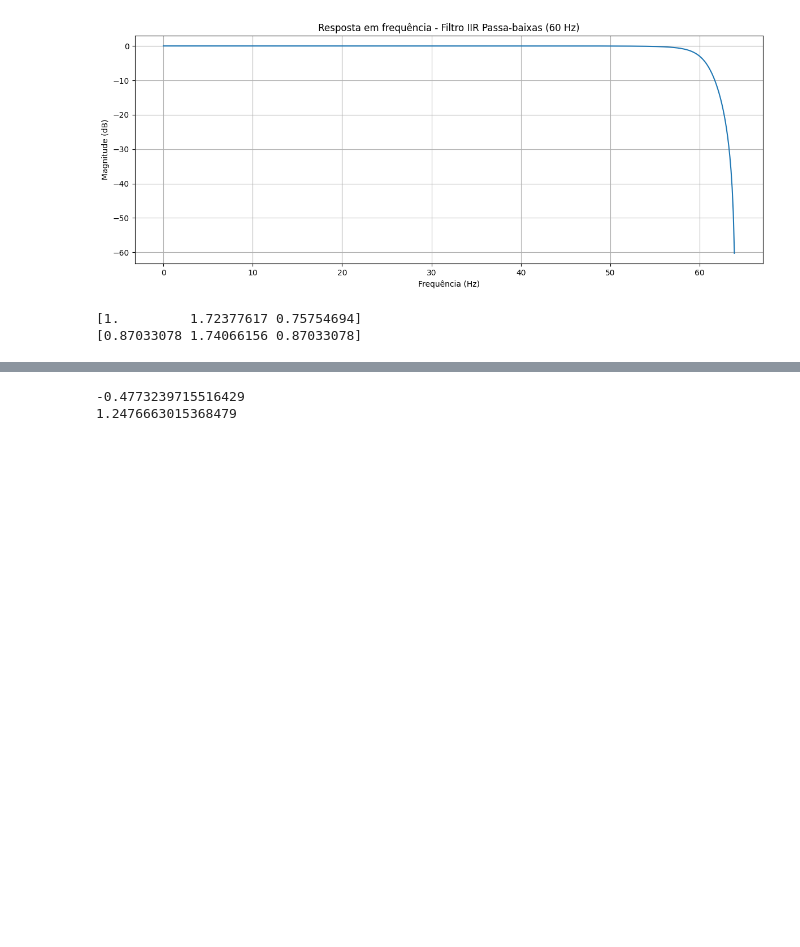
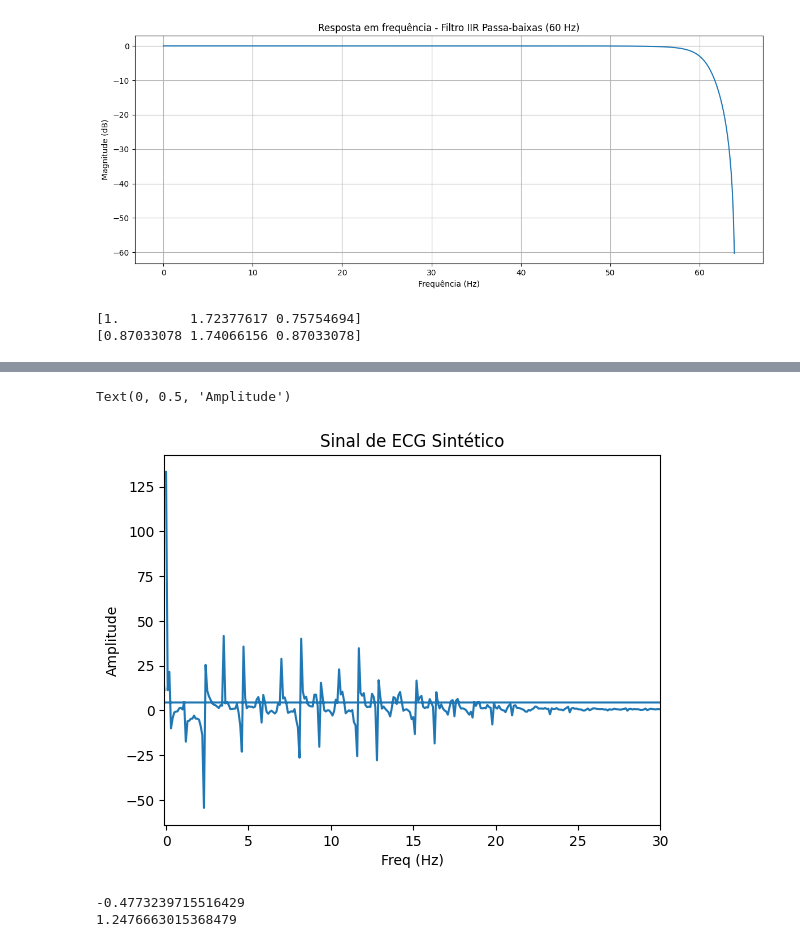
Before and after one commit to cordeiroewerton/TCC, a Jupyter notebook: Python/step_by_step.ipynb, the cells around one changed output, grey strips where cells are left out. Drawn from its saved outputs; the diff is of its cells as text; code cells hidden in the pictures; blank space fills up the shorter version.

```diff
--- a/Python/step_by_step.ipynb
+++ b/Python/step_by_step.ipynb
@@ -78,3 +78,16 @@ plt.show()
+# %%
+fft_ecg = np.fft.fft(ecg_with_noise)
+
+freq = fftfreq((fs*duration), 1/fs)
+
+plt.plot(freq, fft_ecg)
+plt.title("Sinal de ECG Sintético")
+plt.xlim(-0.1,30)
+plt.xlabel("Freq (Hz)")
+plt.ylabel("Amplitude")
+# %% [output]
+Text(0, 0.5, 'Amplitude')
+[figure, added]
 # %%
 print(ecg_with_noise.min())
 print(ecg_with_noise.max())
```
Also changed, not shown: parts of 12 cells of this notebook.
